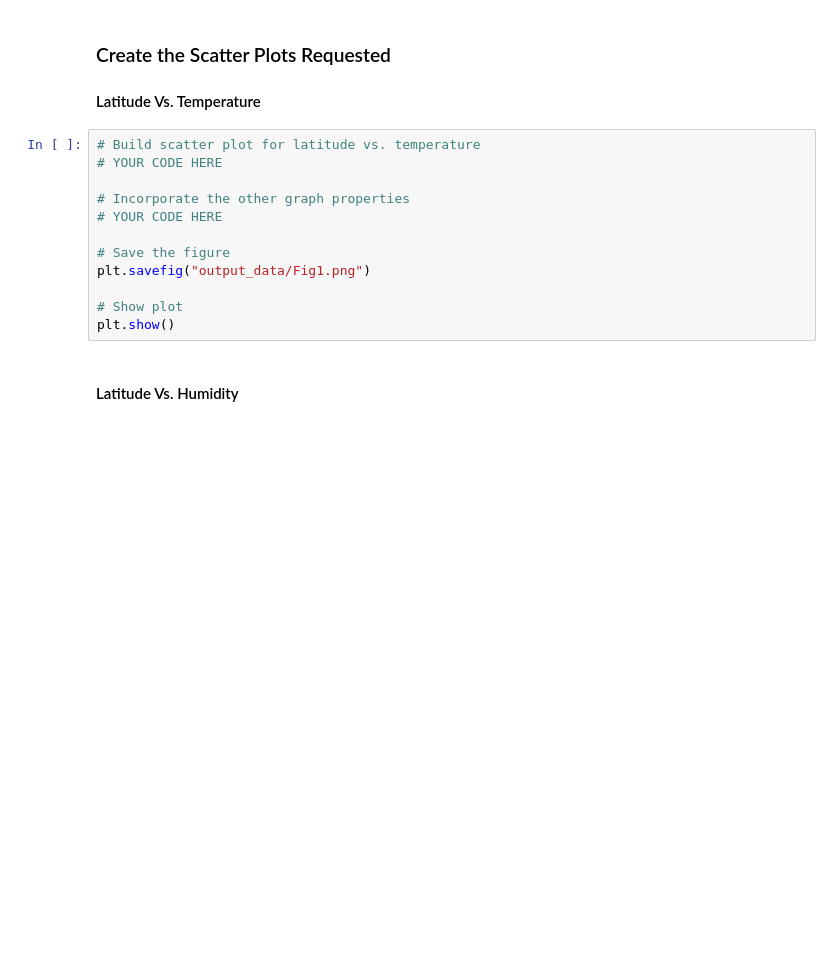
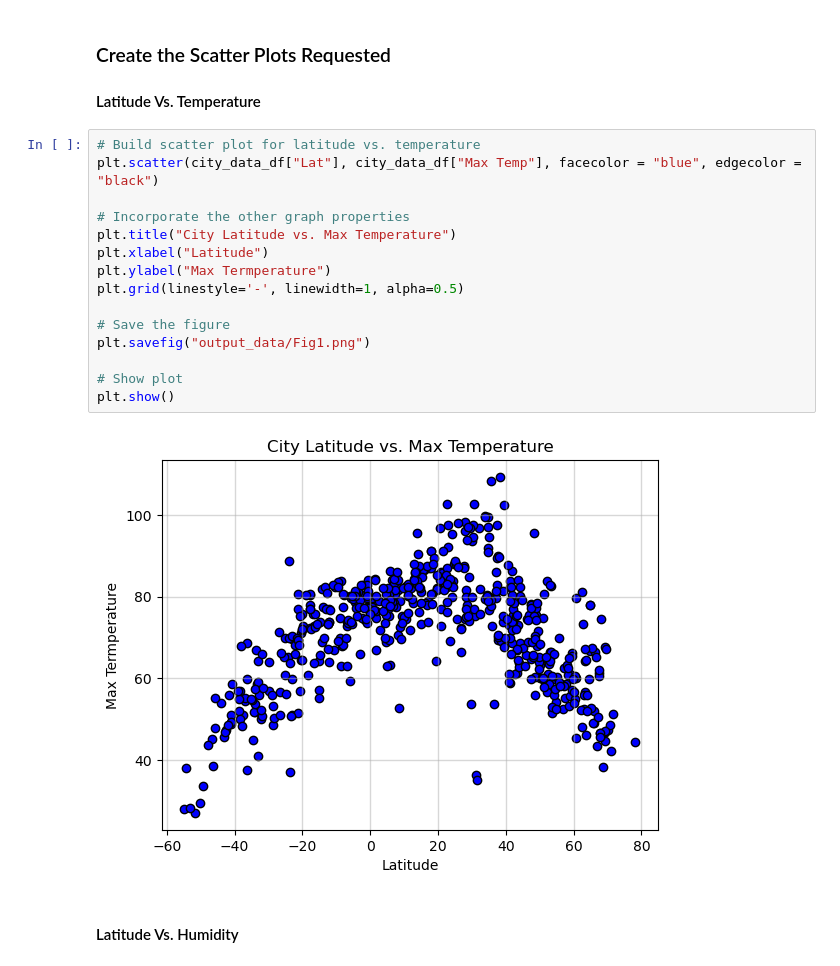
Before and after one commit to krlind78/python-api-challenge, a Jupyter notebook: WeatherPy/WeatherPy_chall.ipynb, the cells around one changed output. Cells and saved outputs as stored; diff of their text form; blank space fills up the shorter version.

```diff
--- a/WeatherPy/WeatherPy_chall.ipynb
+++ b/WeatherPy/WeatherPy_chall.ipynb
@@ -191,16 +191,21 @@ city_data_df.head()
 #### Latitude Vs. Temperature
 # %%
 # Build scatter plot for latitude vs. temperature
-# YOUR CODE HERE
+plt.scatter(city_data_df["Lat"], city_data_df["Max Temp"], facecolor = "blue", edgecolor = "black")
 
 # Incorporate the other graph properties
-# YOUR CODE HERE
+plt.title("City Latitude vs. Max Temperature")
+plt.xlabel("Latitude")
+plt.ylabel("Max Termperature")
+plt.grid(linestyle='-', linewidth=1, alpha=0.5)
 
 # Save the figure
 plt.savefig("output_data/Fig1.png")
 
 # Show plot
 plt.show()
+# %% [output]
+[figure, added]
 # %% [markdown]
 #### Latitude Vs. Humidity
 # %%
```
Also changed, not shown: parts of 38 cells of this notebook, 13 other files.
